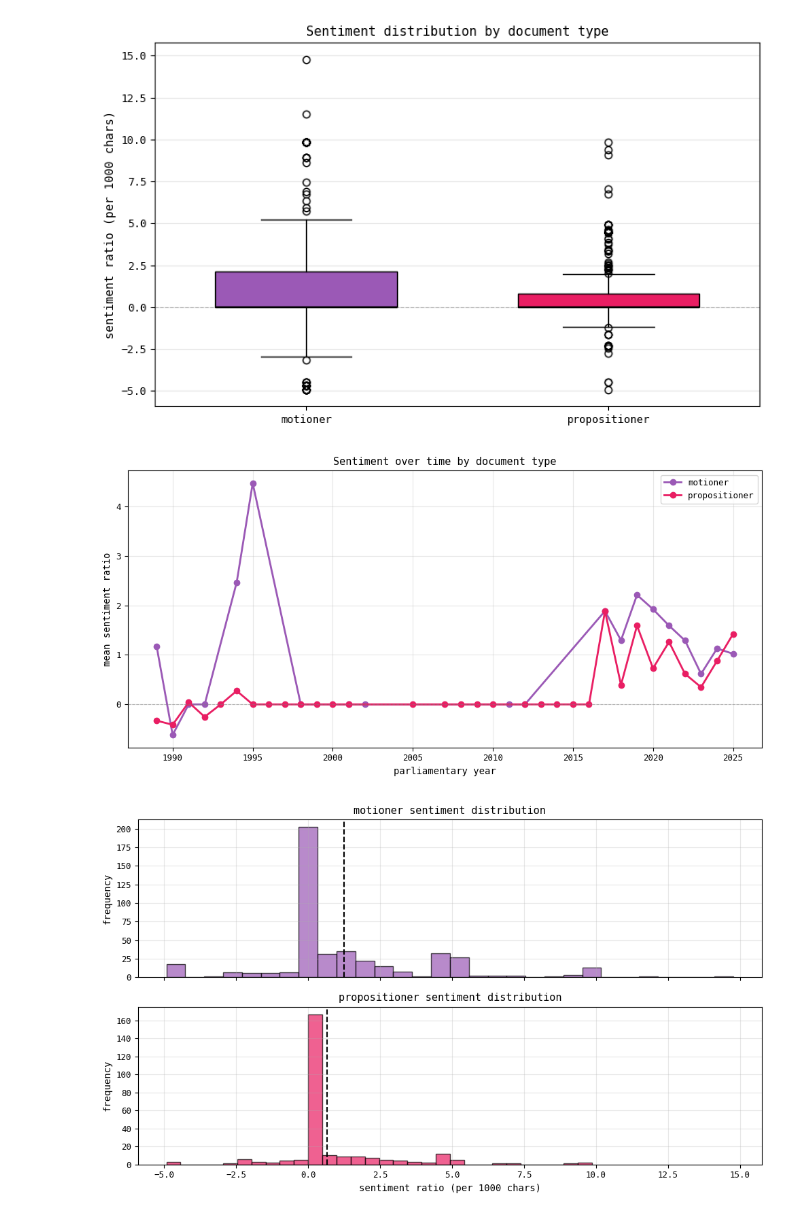
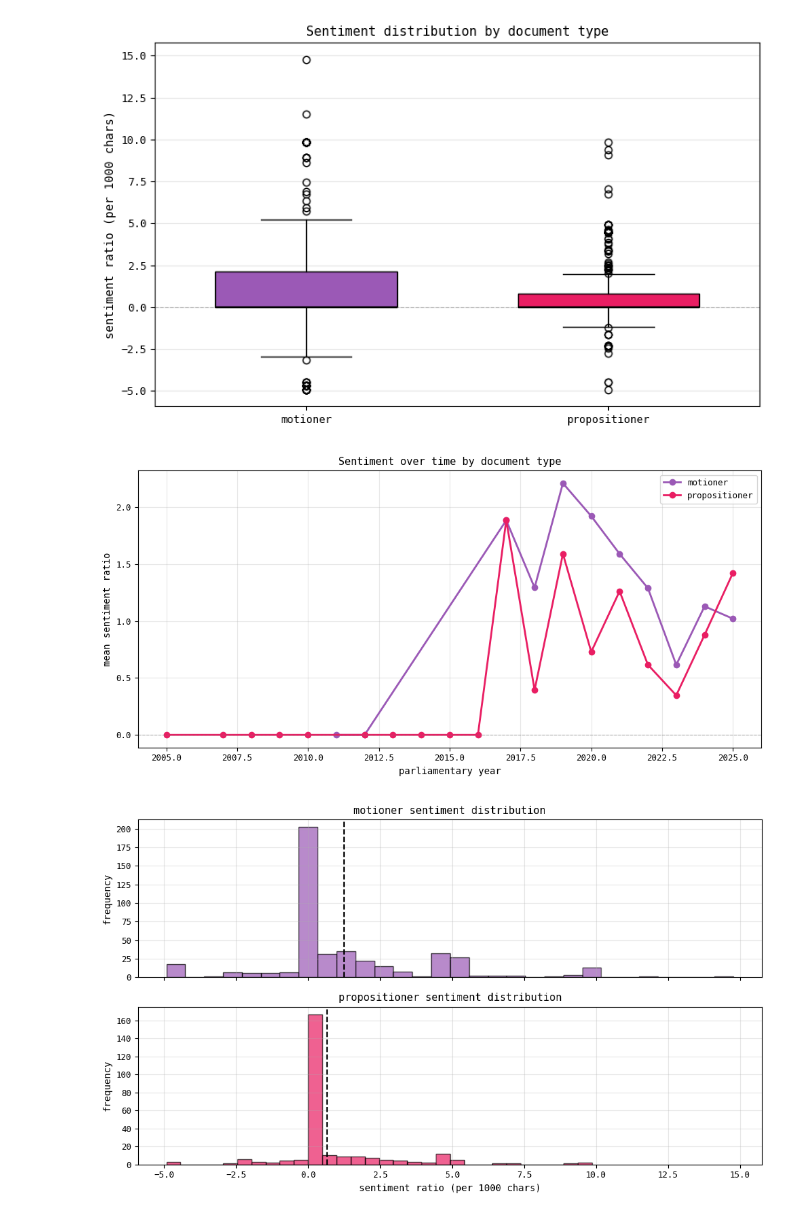
Before and after one commit to simonlindgren/swe-rd-ai, a Jupyter notebook: rq5_sentiment_executed.ipynb, the cells around one changed output. Drawn from its saved outputs; the diff is of its cells as text; code cells hidden in the pictures.

```diff
--- a/rq5_sentiment_executed.ipynb
+++ b/rq5_sentiment_executed.ipynb
@@ -267,28 +267,29 @@ plt.show()
 # %% [output]
 [figure]
 # %%
-# line chart of sentiment over time by type
+# line chart of sentiment over time by type (from 2005 onwards)
 fig, ax = plt.subplots(figsize=(10, 5))
 
 for doc_type, colour in [('mot', COLOUR_MOT), ('prop', COLOUR_PROP)]:
-    data = temporal_sentiment[temporal_sentiment['doc_type'] == doc_type]
+    data = temporal_sentiment[(temporal_sentiment['doc_type'] == doc_type) &
+                               (temporal_sentiment['year'] >= 2005)]
     ax.plot(data['year'], data['mean_sentiment'],
             marker='o', color=colour, linewidth=2, markersize=6,
             label='motioner' if doc_type == 'mot' else 'propositioner')
 
 ax.axhline(y=0, color='grey', linestyle='--', linewidth=0.8, alpha=0.5)
 ax.set_xlabel('parliamentary year')
 ax.set_ylabel('mean sentiment ratio')
 ax.set_title('Sentiment over time by document type')
 ax.legend()
 ax.grid(alpha=0.3)
 
 plt.tight_layout()
 plt.savefig('/Users/simon/Dropbox/wrk/active/research/riksdagen-data/swe-rd-ai/results/rq5_sentiment_timeline.png',
             dpi=300, bbox_inches='tight')
 plt.show()
 # %% [output]
-[figure, old version]
+[figure, new version]
 # %%
 # histogram of sentiment score distributions
 fig, axes = plt.subplots(2, 1, figsize=(10, 6), sharex=True)
```
Also changed, not shown: 6 other files.
